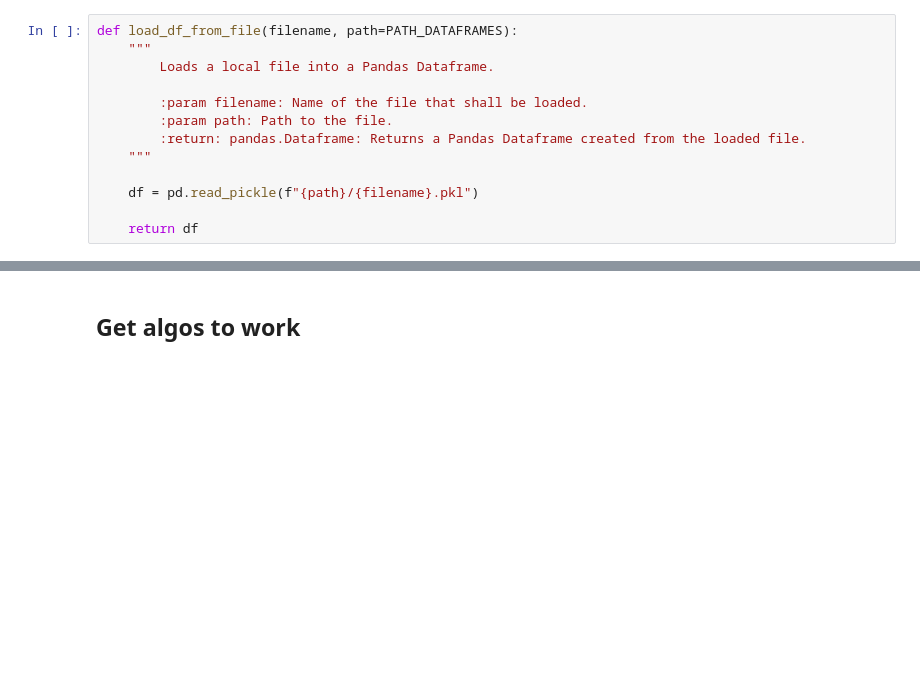
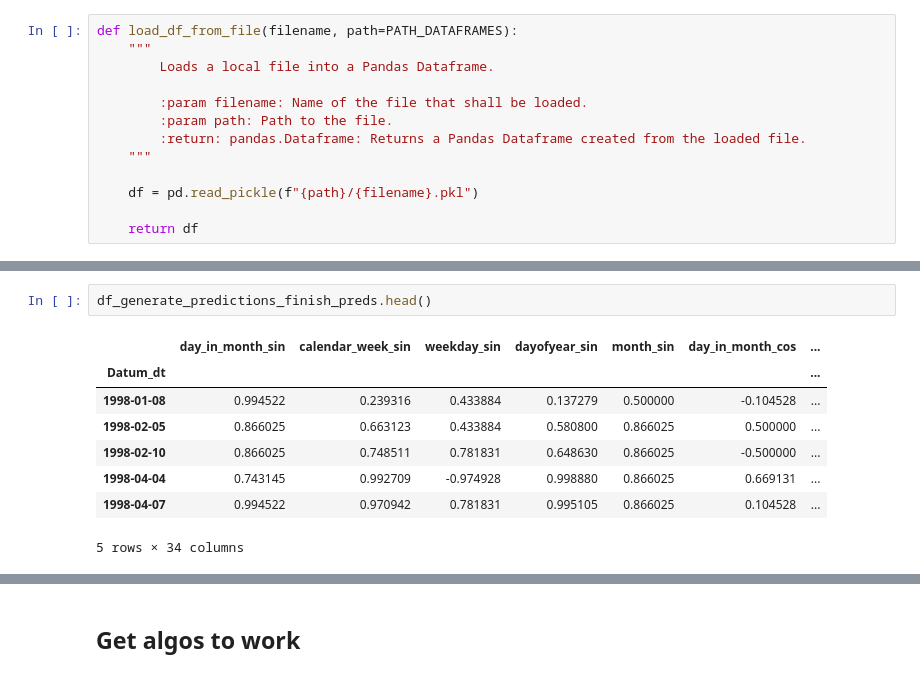
Before and after one commit to AndreasDit/Sonntagsfrage, a Jupyter notebook: notebooks/Untitled.ipynb, the cells around one changed output, grey strips where cells are left out. Drawn from its saved outputs; the diff is of its cells as text; blank space fills up the shorter version.

```diff
--- a/notebooks/Untitled.ipynb
+++ b/notebooks/Untitled.ipynb
@@ -40,0 +79,11 @@ Index(['day_in_month_sin', 'calendar_week_sin', 'weekday_sin', 'dayofyear_sin',
+# %%
+df_generate_predictions_finish_preds.head()
+# %% [output]
+|  | day_in_month_sin | calendar_week_sin | weekday_sin | dayofyear_sin | month_sin | day_in_month_cos | ... |
+| Datum_dt |  |  |  |  |  |  | ... |
+| 1998-01-08 | 0.994522 | 0.239316 | 0.433884 | 0.137279 | 0.500000 | -0.104528 | ... |
+| 1998-02-05 | 0.866025 | 0.663123 | 0.433884 | 0.580800 | 0.866025 | 0.500000 | ... |
+| 1998-02-10 | 0.866025 | 0.748511 | 0.781831 | 0.648630 | 0.866025 | -0.500000 | ... |
+| 1998-04-04 | 0.743145 | 0.992709 | -0.974928 | 0.998880 | 0.866025 | 0.669131 | ... |
+| 1998-04-07 | 0.994522 | 0.970942 | 0.781831 | 0.995105 | 0.866025 | 0.104528 | ... |
+5 rows × 34 columns
```
Also changed, not shown: parts of 18 cells of this notebook, 14 other files.
